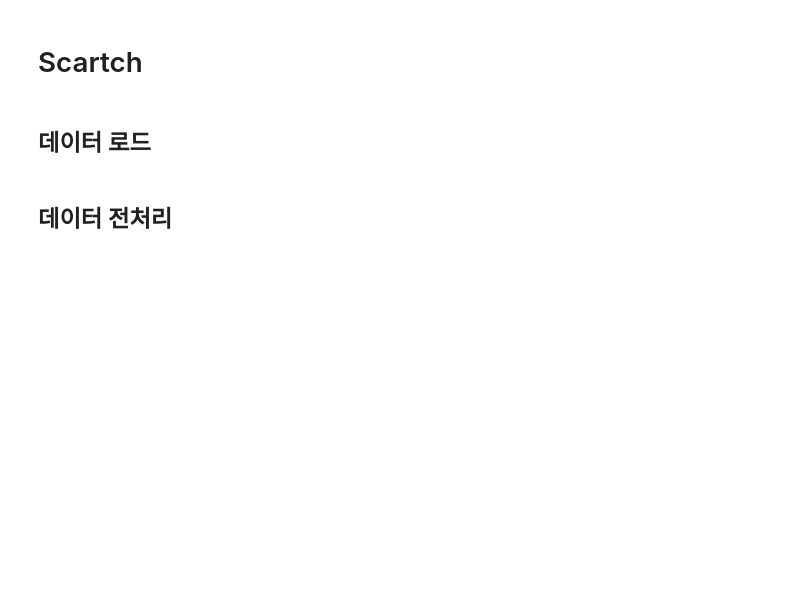
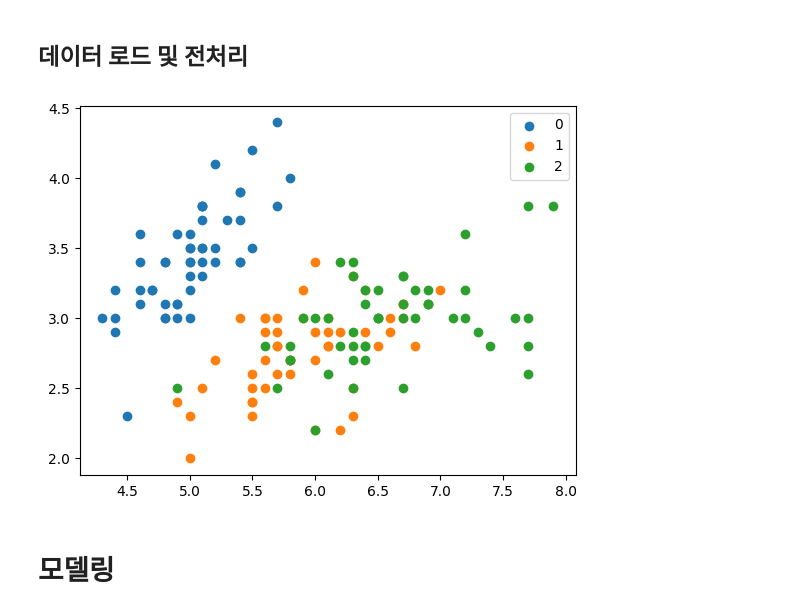
Before and after one commit to crimama/BA, a Jupyter notebook: 2.Kernel-based Learning/SVM/SVM.ipynb, the cells around one changed output. Cells and saved outputs as stored; diff of their text form; code cells hidden in the pictures; blank space fills up the shorter version.

```diff
--- a/2.Kernel-based Learning/SVM/SVM.ipynb
+++ b/2.Kernel-based Learning/SVM/SVM.ipynb
@@ -38,2 +17,44 @@ class SVM:
+# %% [markdown]
+## 데이터 로드 및 전처리
+# %%
+def data_load():
+    #데이터 로드
+    data = load_iris()
+    df = pd.DataFrame(data.data)
+    df.columns = data['feature_names']
+    df['class'] = data['target']
+    df = df.sample(frac=1,random_state=42).reset_index(drop=True) #shuffle
+    return df
+
+def train_split(X,Y):
+    idx = int(len(X)*0.8)
+    train_x = X[:idx]
+    train_y = Y[:idx]
+    test_x = X[idx:]
+    test_y = Y[idx:]
+    return train_x, train_y, test_x, test_y
+
+
+def data_preprocess(df):
+    class_list = ['sepal length (cm)','sepal width (cm)']
+    X = df.drop(columns='class')[class_list].to_numpy()
+    Y = df['class'].to_numpy()
+
+
+    train_x, train_y, test_x, test_y = train_split(X,Y)
+    return (X,Y),(train_x, train_y, test_x, test_y)
+# %%
+df = data_load()
+
+(X,Y),(train_x, train_y, test_x, test_y) = data_preprocess(df)
+
+
+for i in np.unique(df['class']):
+    plt_x = X[np.where(Y == i )[0]]
+    plt.scatter(plt_x[:,0],plt_x[:,1],label=i)
+    plt.legend()
+plt.show()
+# %% [output]
+[figure, added]
 # %% [markdown]
-# Scartch
+# 모델링
@@ -53,2 +60,0 @@ from sklearn.manifold import MDS
-# %% [markdown]
-## 데이터 로드
@@ -63,2 +60,0 @@ df = df.sample(frac=1,random_state=42).reset_index(drop=True) #shuffle
-# %% [markdown]
-## 데이터 전처리
```
Also changed, not shown: parts of 19 cells of this notebook, 2 other files.
